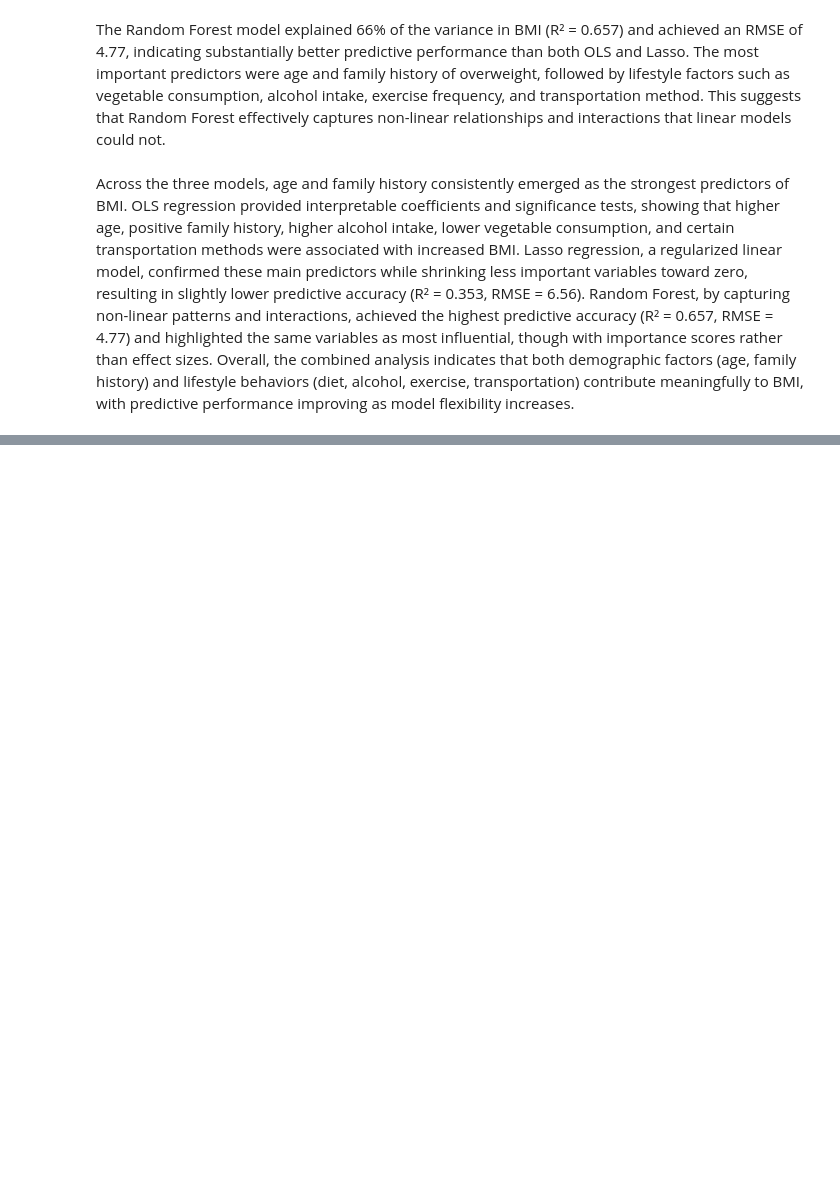
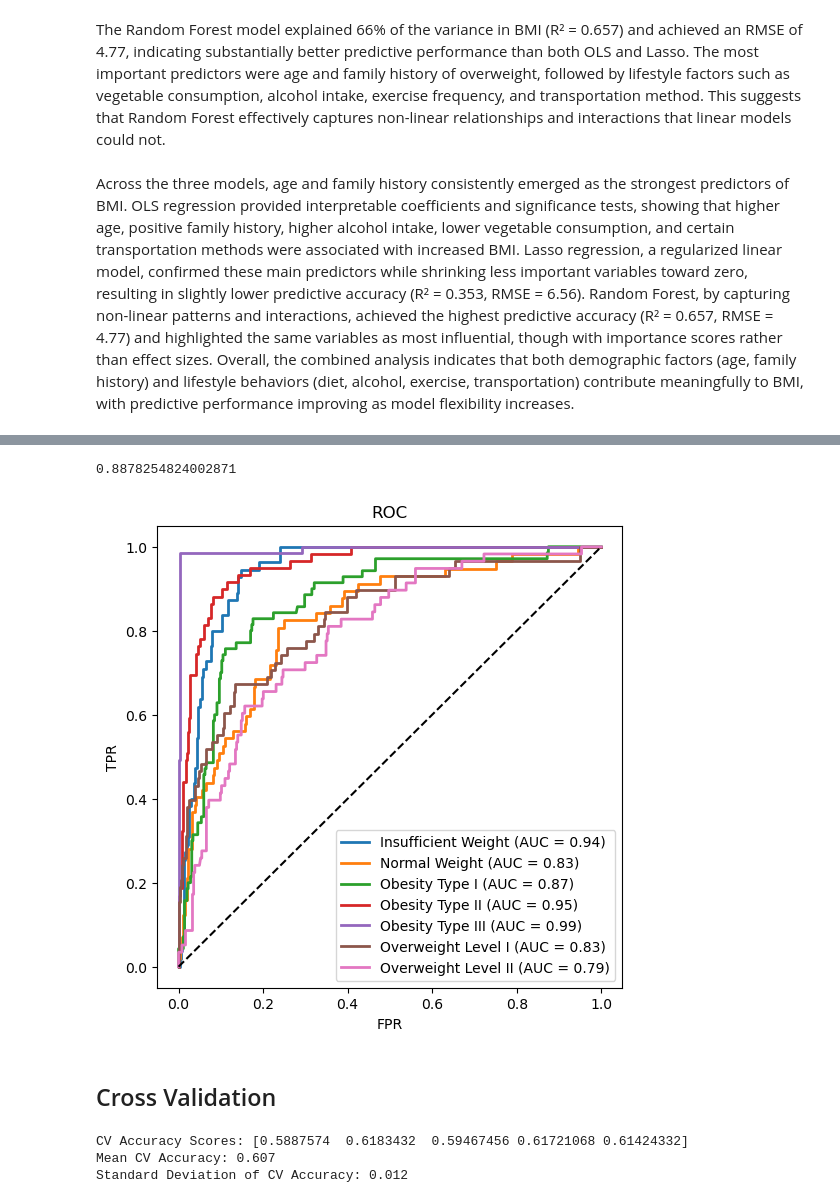
Before and after one commit to natalieseah/MLFinalProject, a Jupyter notebook: DS 6021 Final Project.ipynb, the cells around one changed output, grey strips where cells are left out. Cells and saved outputs as stored; diff of their text form; code cells hidden in the pictures; blank space fills up the shorter version.

```diff
--- a/DS 6021 Final Project.ipynb
+++ b/DS 6021 Final Project.ipynb
@@ -580,0 +720,4 @@ Across the three models, age and family history consistently emerged as the stro
+# %%
+roc_auc_score(y_test_logit, y_pred_probs, multi_class='ovr')
+# %% [output]
+0.8878254824002871
@@ -580,0 +728,32 @@ Across the three models, age and family history consistently emerged as the stro
+# %%
+y_test_bin = label_binarize(y_test_logit, classes=np.unique(y_test_logit))
+n = y_test_bin.shape[1]
+y_pred_probs = pipe.predict_proba(X_test_logit)
+
+plt.figure(figsize=(6,6))
+for i in range(n):
+    fpr, tpr, _ = roc_curve(y_test_bin[:, i], y_pred_probs[:, i])
+    roc_auc = auc(fpr, tpr)
+    plt.plot(fpr, tpr, lw=2, label=f'{np.unique(y_test_logit)[i]} (AUC = {roc_auc:.2f})')
+
+plt.plot([0,1], [0,1], color='black', linestyle='--')
+plt.xlabel('FPR')
+plt.ylabel('TPR')
+plt.title('ROC')
+plt.legend(loc="lower right")
+plt.show()
+# %% [output]
+[figure, added]
+# %% [markdown]
+## Cross Validation
+# %%
+from sklearn.model_selection import cross_val_score
+
+cv = cross_val_score(pipe, X_train_logit, y_train_logit, cv=5, scoring='accuracy')
+print(f"CV Accuracy Scores: {cv}")
+print(f"Mean CV Accuracy: {cv.mean():.3f}")
+print(f"Standard Deviation of CV Accuracy: {cv.std():.3f}")
+# %% [output]
+CV Accuracy Scores: [0.5887574  0.6183432  0.59467456 0.61721068 0.61424332]
+Mean CV Accuracy: 0.607
+Standard Deviation of CV Accuracy: 0.012
```
Also changed, not shown: parts of 29 cells of this notebook.
